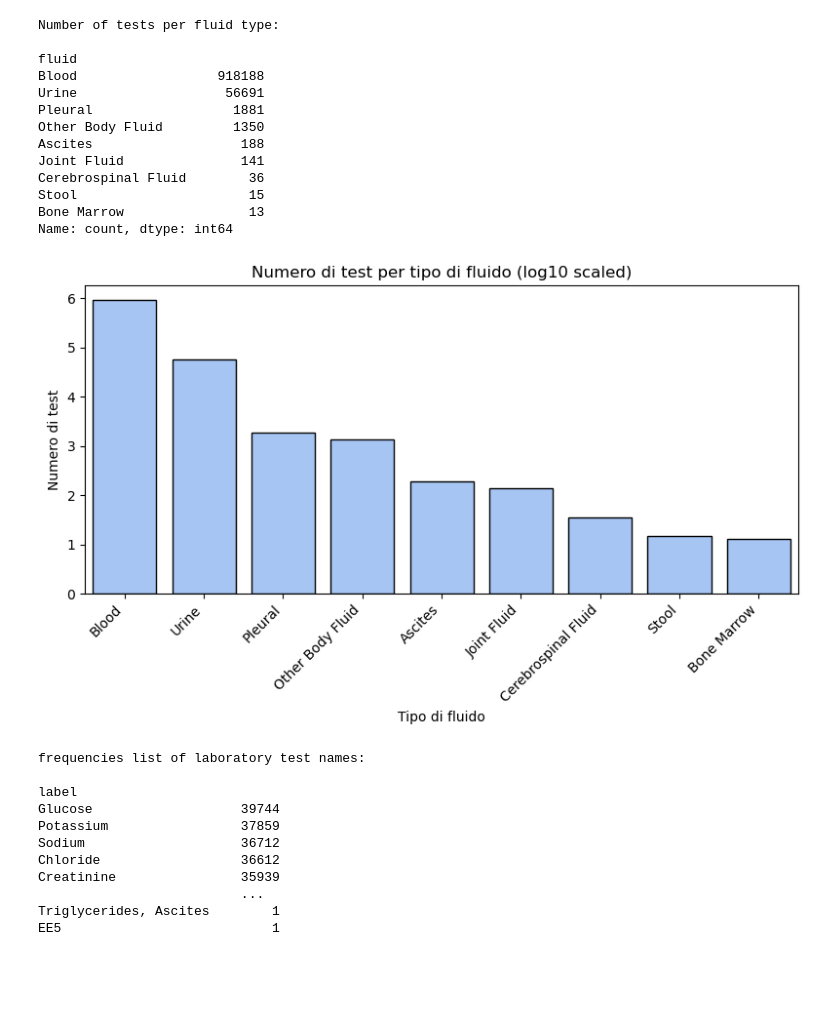
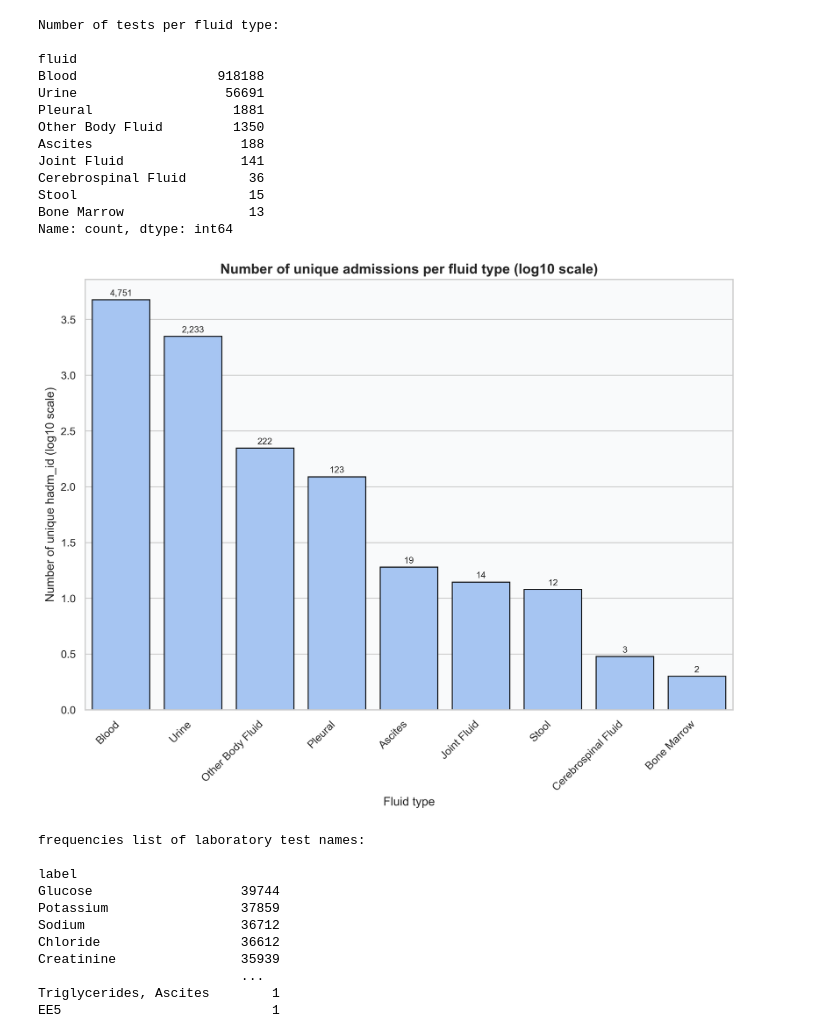
Before and after one commit to TommyTokk/DA4DH, a Jupyter notebook: notebooks/DataUnderstanding/data_understanding_2.ipynb, the cells around one changed output. Cells and saved outputs as stored; diff of their text form; code cells hidden in the pictures; blank space fills up the shorter version.

```diff
--- a/notebooks/DataUnderstanding/data_understanding_2.ipynb
+++ b/notebooks/DataUnderstanding/data_understanding_2.ipynb
@@ -440,22 +485,42 @@ Stool                      15
 Bone Marrow                13
 Name: count, dtype: int64
 # %%
+fluid_counts = (
+    data_frame.groupby("fluid", dropna=False)["hadm_id"]
+    .nunique()
+    .reset_index(name="count")
+    .sort_values("count", ascending=False)
+)
+fluid_counts["log10_count"] = np.log10(fluid_counts["count"].replace(0, np.nan))
 
-plt.figure(figsize=(8,5))
-fluid_counts = np.log10(data_frame["fluid"].value_counts(dropna=False))
+plt.figure(figsize=(10, 8), dpi=300)
+ax = sns.barplot(
+    data=fluid_counts,
+    x="fluid",
+    y="log10_count",
+    color="#99c2ff",
+    edgecolor="black",
+)
 
-counts_df = fluid_counts.reset_index(name='count')
+ax.set_title("Number of unique admissions per fluid type (log10 scale)", fontsize=14, fontweight="bold")
+ax.set_xlabel("Fluid type")
+ax.set_ylabel("Number of unique hadm_id (log10 scale)")
+plt.setp(ax.get_xticklabels(), rotation=45, ha="right")
 
-sns.barplot(data=counts_df, x = "fluid", y = "count", color="#99c2ff", edgecolor="black")
-
-plt.title("Numero di test per tipo di fluido (log10 scaled)")
-plt.xlabel("Tipo di fluido")
-plt.ylabel("Numero di test")
-plt.xticks(rotation=45, ha="right")
+for patch, (_, row) in zip(ax.patches, fluid_counts.iterrows()):
+    if not np.isnan(row["log10_count"]):
+        ax.text(
+            patch.get_x() + patch.get_width() / 2,
+            row["log10_count"] + 0.02,
+            f"{row['count']:,}",
+            ha="center",
+            va="bottom",
+            fontsize=9,
+        )
 plt.tight_layout()
 plt.show()
 # %% [output]
-[figure, old version]
+[figure, new version]
 # %%
 # frequencies list of laboratory test names in the dataset
 print("frequencies list of laboratory test names:\n")
```
Also changed, not shown: parts of 12 cells of this notebook.
